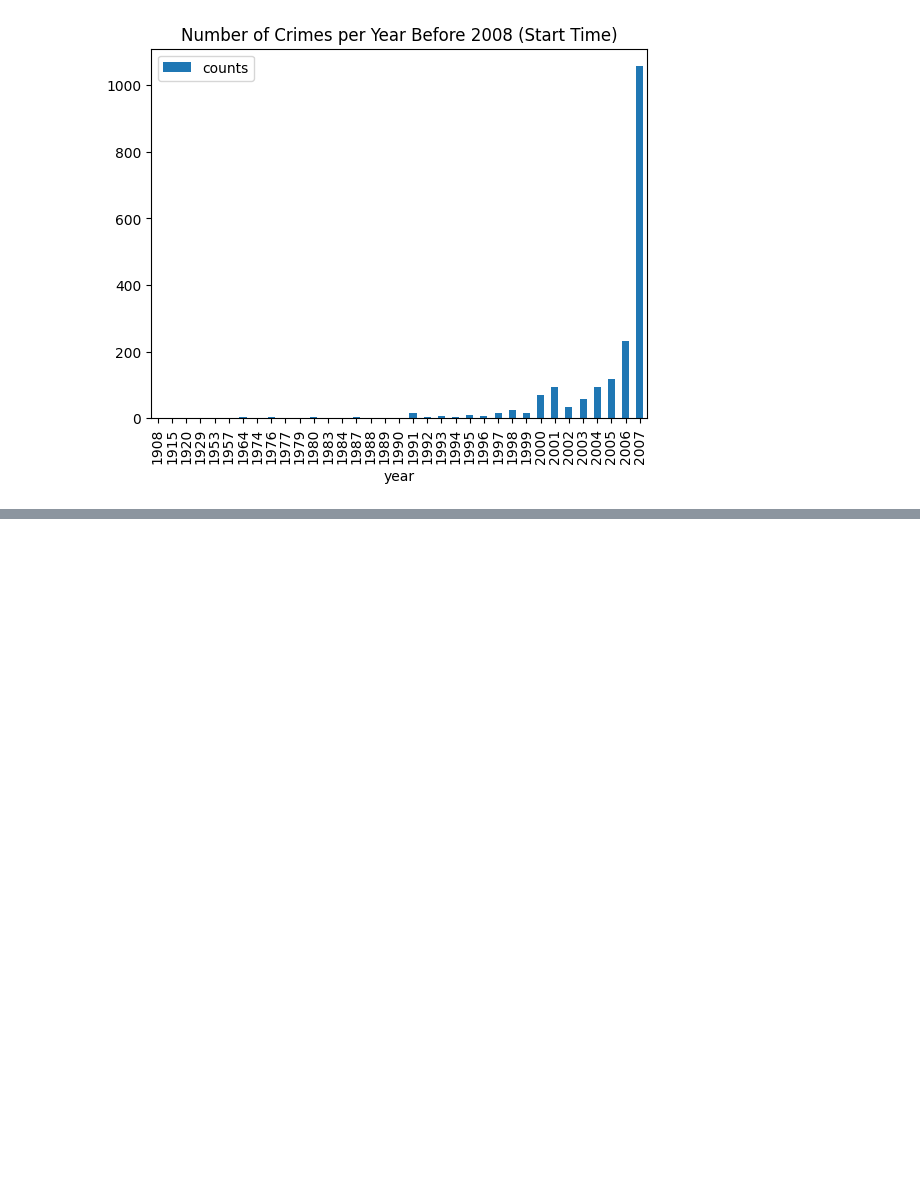
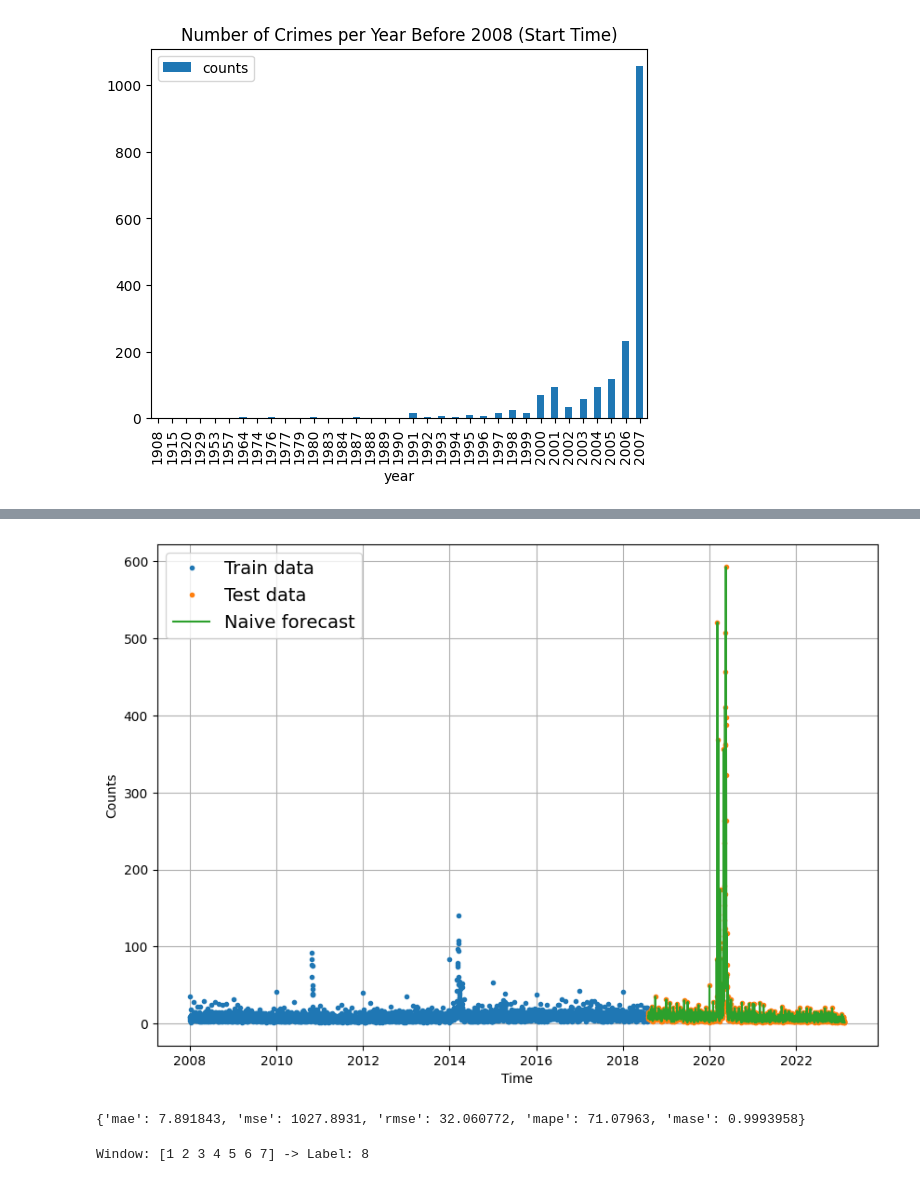
Before and after one commit to NSC508/Datathon2023, a Jupyter notebook: playground.ipynb, the cells around one changed output, grey strips where cells are left out. Cells and saved outputs as stored; diff of their text form; code cells hidden in the pictures; blank space fills up the shorter version.

```diff
--- a/playground.ipynb
+++ b/playground.ipynb
@@ -138,0 +178,35 @@ plt.show()
+# %%
+# Create a function to plot time series data
+def plot_time_series(timesteps, values, format='.', start=0, end=None, label=None):
+  """
+  Plots a timesteps (a series of points in time) against values (a series of values across timesteps).
+
+  Parameters
+  ---------
+  timesteps : array of timesteps
+  values : array of values across time
+  format : style of plot, default "."
+  start : where to start the plot (setting a value will index from start of timesteps & values)
+  end : where to end the plot (setting a value will index from end of timesteps & values)
+  label : label to show on plot of values
+  """
+  # Plot the series
+  plt.plot(timesteps[start:end], values[start:end], format, label=label)
+  plt.xlabel("Time")
+  plt.ylabel("Counts")
+  if label:
+    plt.legend(fontsize=14) # make label bigger
+  plt.grid(True)
+# %%
+# Create a naïve forecast
+naive_forecast = y_test[:-1] # Naïve forecast equals every value excluding the last value
+naive_forecast[:10], naive_forecast[-10:] # View frist 10 and last 10
+
+# Plot naive forecast
+plt.figure(figsize=(10, 7))
+plot_time_series(timesteps=X_train, values=y_train, label="Train data")
+plot_time_series(timesteps=X_test, values=y_test, label="Test data")
+plot_time_series(timesteps=X_test[1:], values=naive_forecast, format="-", label="Naive forecast");
+plt.show()
+# %% [output]
+[figure, added]
@@ -138,0 +243,23 @@ plt.show()
+# %%
+naive_results = evaluate_preds(y_true=y_test[1:],
+                               y_pred=naive_forecast)
+print(naive_results)
+# %% [output]
+{'mae': 7.891843, 'mse': 1027.8931, 'rmse': 32.060772, 'mape': 71.07963, 'mase': 0.9993958}
+# %%
+HORIZON = 1 # predict 1 step at a time
+WINDOW_SIZE = 7 # use a week worth of timesteps to predict the horizon
+# Create function to label windowed data
+def get_labelled_windows(x, horizon=1):
+  """
+  Creates labels for windowed dataset.
+
+  E.g. if horizon=1 (default)
+  Input: [1, 2, 3, 4, 5, 6] -> Output: ([1, 2, 3, 4, 5], [6])
+  """
+  return x[:, :-horizon], x[:, -horizon:]
+# Test out the window labelling function
+test_window, test_label = get_labelled_windows(tf.expand_dims(tf.range(8)+1, axis=0), horizon=HORIZON)
+print(f"Window: {tf.squeeze(test_window).numpy()} -> Label: {tf.squeeze(test_label).numpy()}")
+# %% [output]
+Window: [1 2 3 4 5 6 7] -> Label: 8
```
Also changed, not shown: parts of 23 cells of this notebook.
